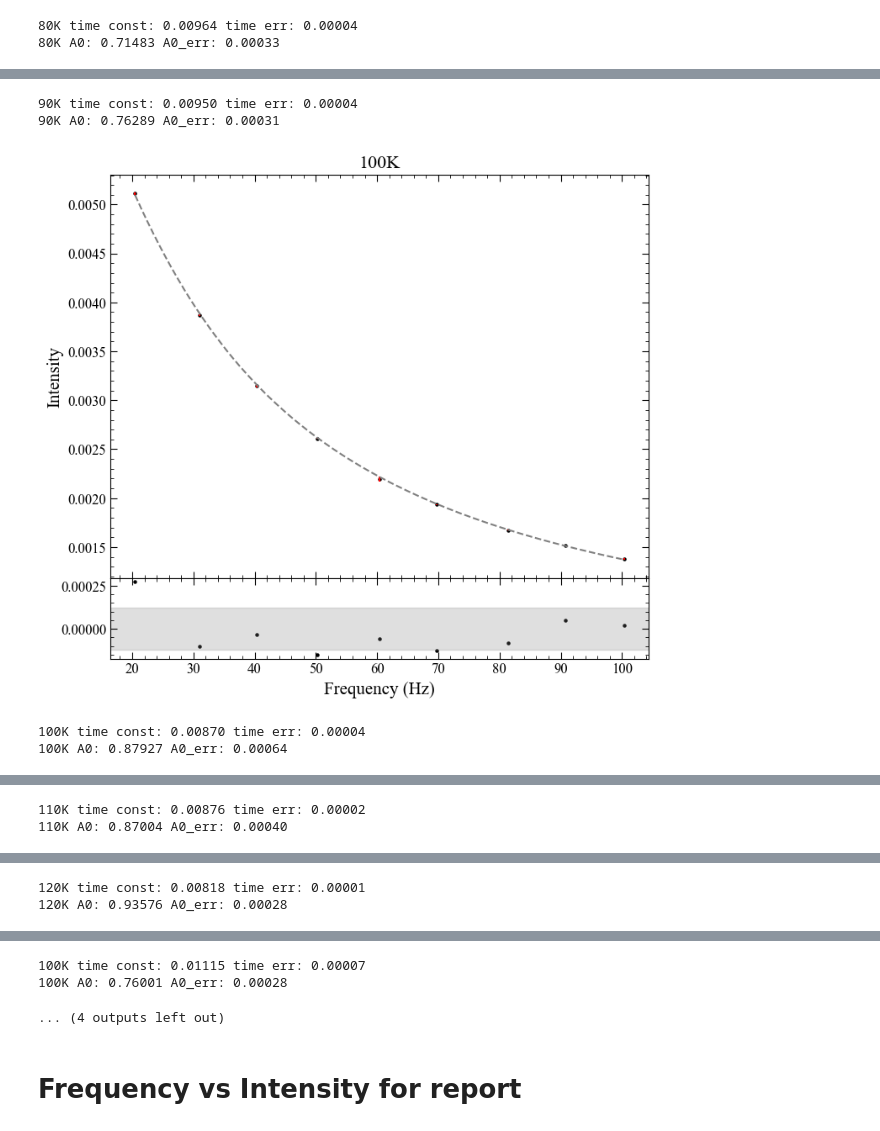
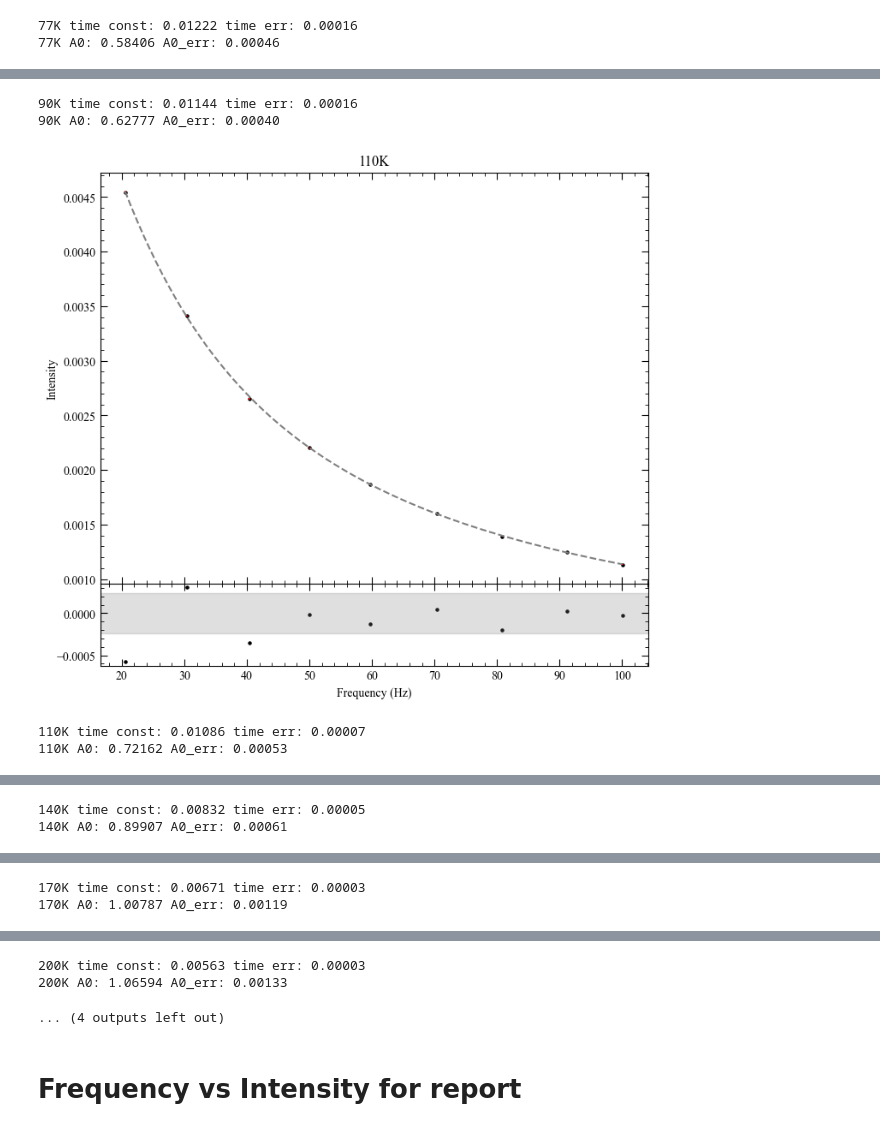
Before and after one commit to Sebastian426/Advanced-Lab-Code, a Jupyter notebook: Einstein_Coefficients/Amplitude_Runs_Correct.ipynb, the cells around one changed output, grey strips where cells are left out. Drawn from its saved outputs; the diff is of its cells as text; code cells hidden in the pictures.

```diff
--- a/Einstein_Coefficients/Amplitude_Runs_Correct.ipynb
+++ b/Einstein_Coefficients/Amplitude_Runs_Correct.ipynb
@@ -6,14 +6,17 @@ import pandas as pd
 
 plt.rcParams["font.family"] = "Times New Roman"
 # %%
-file = "Einstein_A_Good.xlsx"
+file_1 = "Einstein_A_Good.xlsx"
+file_2 = "Einstein_A_take_3.xlsx"
 
 cols1 = [["I_80", "F_80"], ["I_90","F_90"],["I_100_0","F_100_0"], ["I_110","F_110"], ["I_120","F_120"],["I_100_1","F_100_1"],["I_130","F_130"]]
 cols2 = [["I_100_1","F_100_1"],["I_130","F_130"]]
-cols = cols1
+cols3 = [["I_80", "F_80"], ["I_90","F_90"], ["I_120","F_120"],["I_110","F_110"]]
+cols4 = [["I_77","F_77"],["I_90","F_90"],["I_100","F_100"],["I_110","F_110"],["I_140","F_140"],["I_170","F_170"], ["I_200", "F_200"], ["I_250","F_250"]]
+cols = cols4
 bins = np.array([20, 30, 40, 50, 60, 70, 80, 90, 100])
 
-df = pd.read_excel(file)
+df = pd.read_excel(file_2)
 
 # Model
 def Amplitude_model(x,A0,T):
@@ -208,7 +211,7 @@ pop_arr, cov_arr = curve_fit(arrhenius_model,
                              bounds=bounds_arrhenius_model)
 
 # Plot Temperature vs time coeff
-trange = np.arange(80,130,0.5)
+trange = np.arange(0.0000001,250,0.5)
 plt.figure()
 
 plt.errorbar(
@@ -242,2 +245,2 @@ print(f"Estimated A at 0 kelvin is {1/pop_arr[2]:.5f} 1/s")
-80K time const: 0.00964 time err: 0.00004
-80K A0: 0.71483 A0_err: 0.00033
+77K time const: 0.01222 time err: 0.00016
+77K A0: 0.58406 A0_err: 0.00046
@@ -245,5 +248,5 @@ print(f"Estimated A at 0 kelvin is {1/pop_arr[2]:.5f} 1/s")
-90K time const: 0.00950 time err: 0.00004
-90K A0: 0.76289 A0_err: 0.00031
+90K time const: 0.01144 time err: 0.00016
+90K A0: 0.62777 A0_err: 0.00040
-[figure, old version]
+[figure, new version]
-100K time const: 0.00870 time err: 0.00004
-100K A0: 0.87927 A0_err: 0.00064
+110K time const: 0.01086 time err: 0.00007
+110K A0: 0.72162 A0_err: 0.00053
@@ -251,2 +254,2 @@ print(f"Estimated A at 0 kelvin is {1/pop_arr[2]:.5f} 1/s")
-110K time const: 0.00876 time err: 0.00002
-110K A0: 0.87004 A0_err: 0.00040
+140K time const: 0.00832 time err: 0.00005
+140K A0: 0.89907 A0_err: 0.00061
@@ -254,2 +257,2 @@ print(f"Estimated A at 0 kelvin is {1/pop_arr[2]:.5f} 1/s")
-120K time const: 0.00818 time err: 0.00001
-120K A0: 0.93576 A0_err: 0.00028
+170K time const: 0.00671 time err: 0.00003
+170K A0: 1.00787 A0_err: 0.00119
@@ -257,5 +260,5 @@ print(f"Estimated A at 0 kelvin is {1/pop_arr[2]:.5f} 1/s")
-100K time const: 0.01115 time err: 0.00007
-100K A0: 0.76001 A0_err: 0.00028
+200K time const: 0.00563 time err: 0.00003
+200K A0: 1.06594 A0_err: 0.00133
 ... (4 outputs left out)
 # %% [markdown]
 # Frequency vs Intensity for report
```
Also changed, not shown: parts of 1 cell of this notebook, 6 other files.
